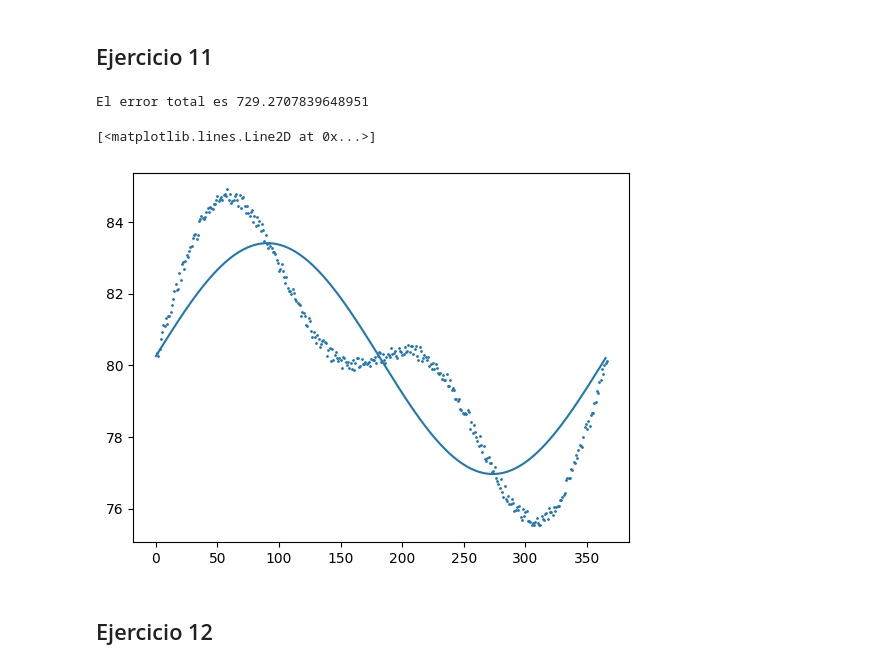
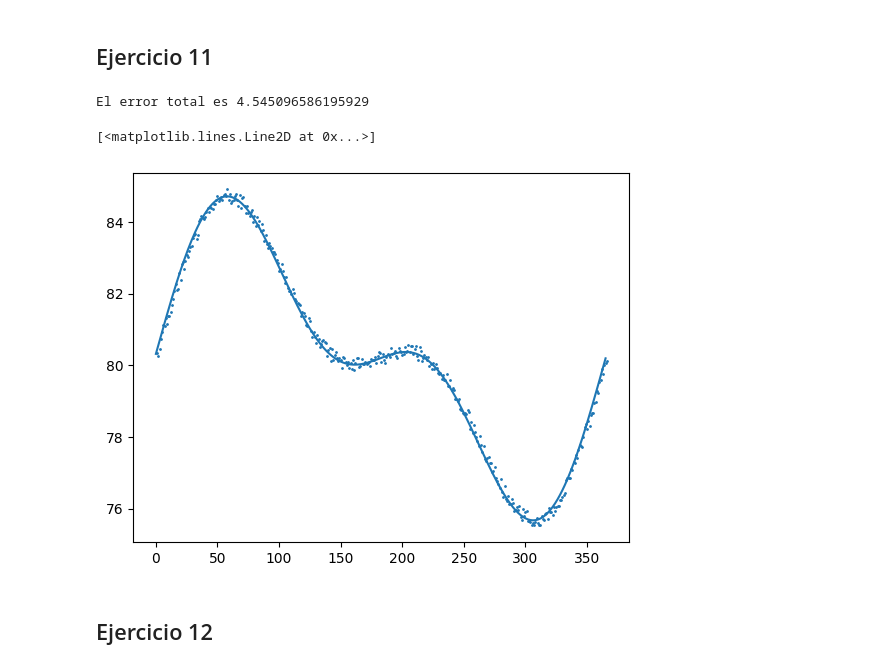
Before and after one commit to JoaquinPolonuer/alc, a Jupyter notebook: Practica 7/Ejercicios guia 7.ipynb, the cells around one changed output. Saved outputs shown, nothing was run; the diff lists cells and outputs as text; code cells hidden in the pictures.

```diff
--- a/Practica 7/Ejercicios guia 7.ipynb
+++ b/Practica 7/Ejercicios guia 7.ipynb
@@ -46,19 +46,19 @@ humedades = datos_humedad["humedad"].tolist()
 # Es interesante cambiar la frecuencia del coseno.
 # Por ejemplo, si le pongo 3 aproxima mejor.
 # %%
-fs=[constant, sin_offset((2*np.pi)/366), cos_offset((4*np.pi)/366)]
+fs=[constant, sin_offset((2*np.pi)/366), sin_offset((4*np.pi)/366)]
 modelo_tiempo, error, (A, coefs) = minimos_cuadrados_fs(ts,humedades,fs)
 # %%
 print("El error total es", error)
 # %% [output]
-El error total es 729.2707839648951
+El error total es 4.545096586195929
 # %%
 ajuste = [modelo_tiempo(t) for t in ts]
-plt.scatter(xs, ys, s=1)
+plt.scatter(ts, humedades, s=1)
 plt.plot(ajuste)
 # %% [output]
 [<matplotlib.lines.Line2D at 0x...>]
-[figure, old version]
+[figure, new version]
 # %% [markdown]
 ## Ejercicio 12
 # %%
```
Also changed, not shown: parts of 3 cells of this notebook.
